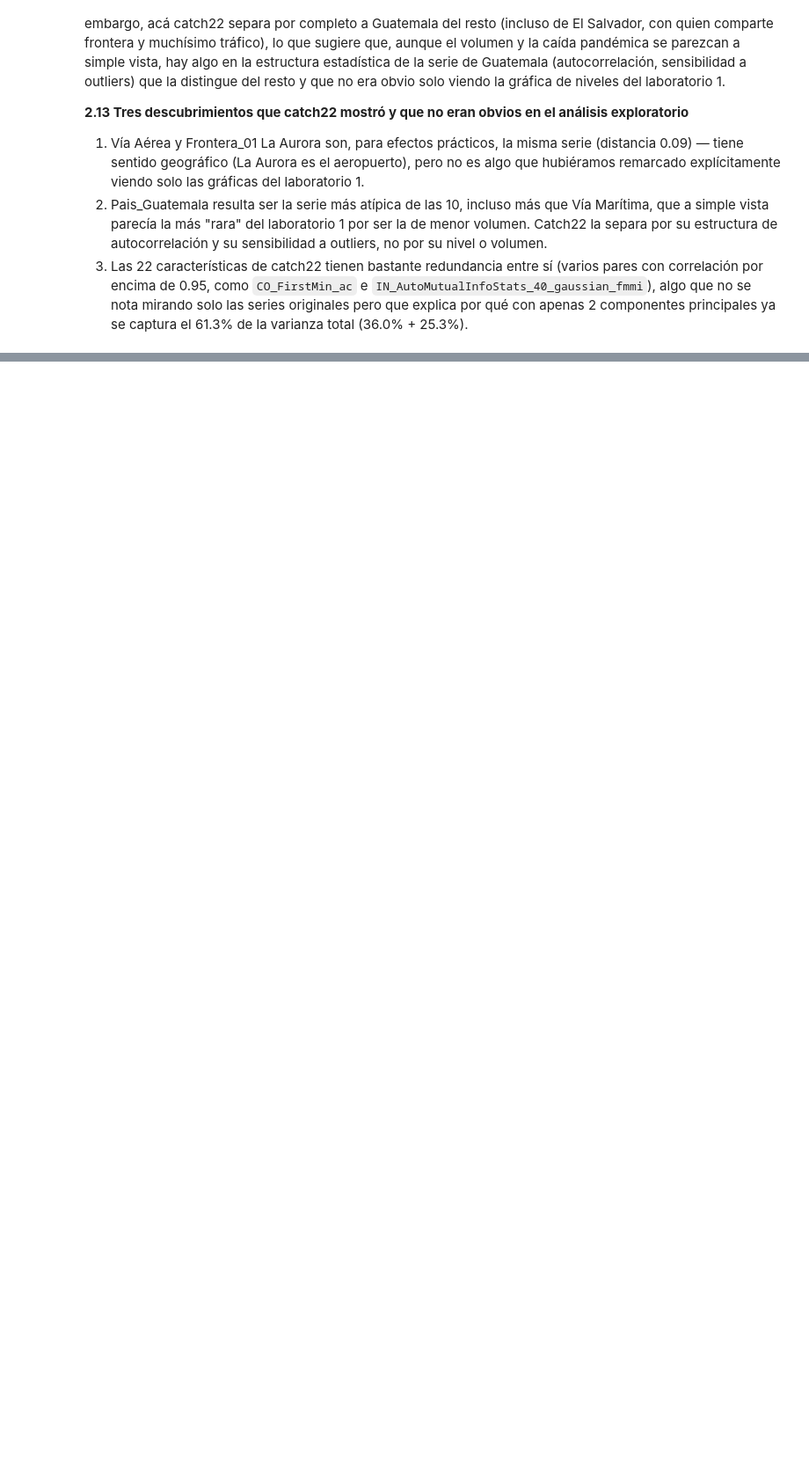
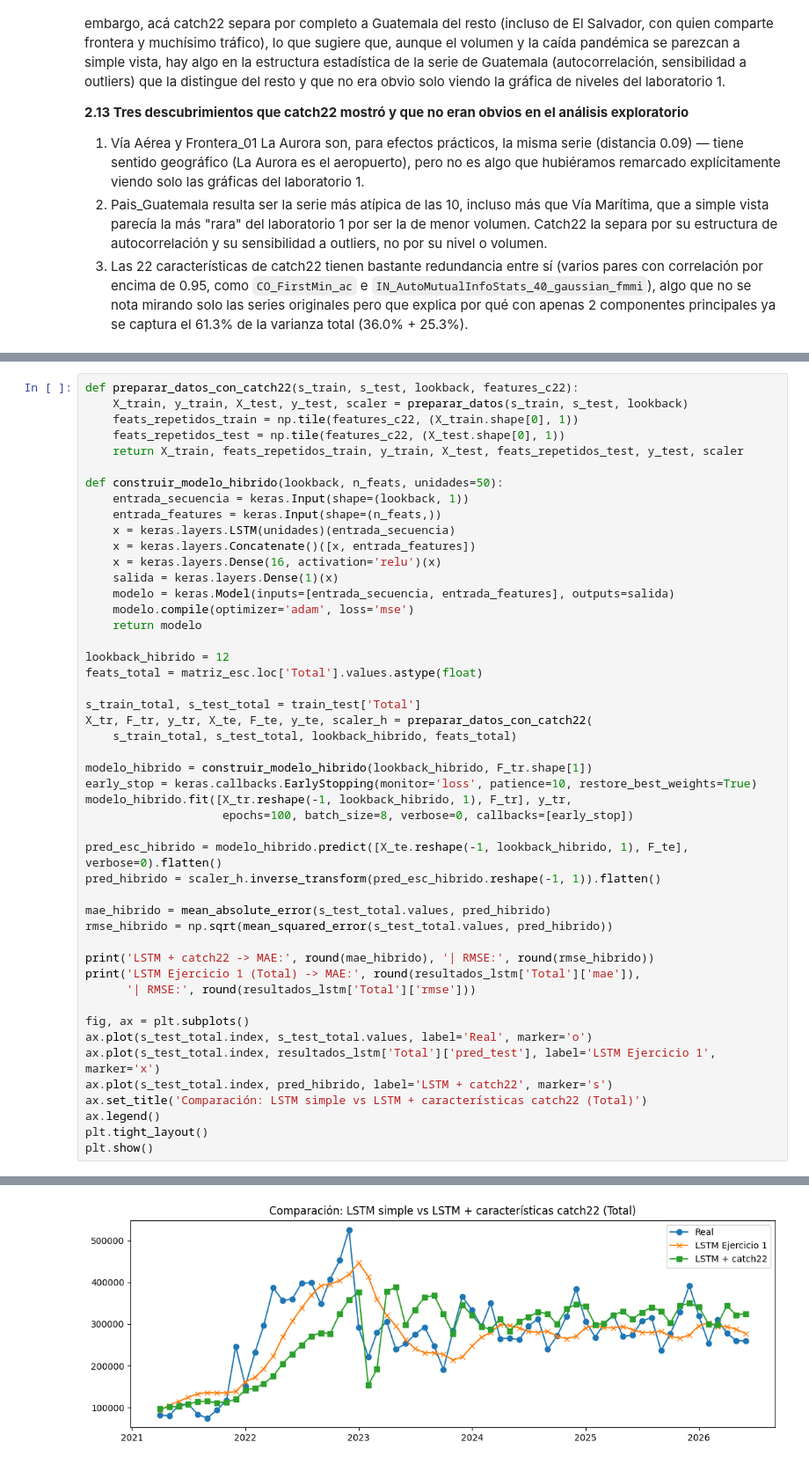
Before and after one commit to Qu3zada22/Laboratorio1-ds, a Jupyter notebook: lab2.ipynb, the cells around one changed output, grey strips where cells are left out. Shown at 88% size. Cells and saved outputs as stored; diff of their text form; blank space fills up the shorter version.

```diff
--- a/lab2.ipynb
+++ b/lab2.ipynb
@@ -538,0 +546,49 @@ no era obvio solo viendo la gráfica de niveles del laboratorio 1.
+# %%
+def preparar_datos_con_catch22(s_train, s_test, lookback, features_c22):
+    X_train, y_train, X_test, y_test, scaler = preparar_datos(s_train, s_test, lookback)
+    feats_repetidos_train = np.tile(features_c22, (X_train.shape[0], 1))
+    feats_repetidos_test = np.tile(features_c22, (X_test.shape[0], 1))
+    return X_train, feats_repetidos_train, y_train, X_test, feats_repetidos_test, y_test, scaler
+
+def construir_modelo_hibrido(lookback, n_feats, unidades=50):
+    entrada_secuencia = keras.Input(shape=(lookback, 1))
+    entrada_features = keras.Input(shape=(n_feats,))
+    x = keras.layers.LSTM(unidades)(entrada_secuencia)
+    x = keras.layers.Concatenate()([x, entrada_features])
+    x = keras.layers.Dense(16, activation='relu')(x)
+    salida = keras.layers.Dense(1)(x)
+    modelo = keras.Model(inputs=[entrada_secuencia, entrada_features], outputs=salida)
+    modelo.compile(optimizer='adam', loss='mse')
+    return modelo
+
+lookback_hibrido = 12
+feats_total = matriz_esc.loc['Total'].values.astype(float)
+
+s_train_total, s_test_total = train_test['Total']
+X_tr, F_tr, y_tr, X_te, F_te, y_te, scaler_h = preparar_datos_con_catch22(
+    s_train_total, s_test_total, lookback_hibrido, feats_total)
+
+modelo_hibrido = construir_modelo_hibrido(lookback_hibrido, F_tr.shape[1])
+early_stop = keras.callbacks.EarlyStopping(monitor='loss', patience=10, restore_best_weights=True)
+modelo_hibrido.fit([X_tr.reshape(-1, lookback_hibrido, 1), F_tr], y_tr,
+                    epochs=100, batch_size=8, verbose=0, callbacks=[early_stop])
+
+pred_esc_hibrido = modelo_hibrido.predict([X_te.reshape(-1, lookback_hibrido, 1), F_te], verbose=0).flatten()
+pred_hibrido = scaler_h.inverse_transform(pred_esc_hibrido.reshape(-1, 1)).flatten()
+
+mae_hibrido = mean_absolute_error(s_test_total.values, pred_hibrido)
+rmse_hibrido = np.sqrt(mean_squared_error(s_test_total.values, pred_hibrido))
+
+print('LSTM + catch22 -> MAE:', round(mae_hibrido), '| RMSE:', round(rmse_hibrido))
+print('LSTM Ejercicio 1 (Total) -> MAE:', round(resultados_lstm['Total']['mae']),
+      '| RMSE:', round(resultados_lstm['Total']['rmse']))
+
+fig, ax = plt.subplots()
+ax.plot(s_test_total.index, s_test_total.values, label='Real', marker='o')
+ax.plot(s_test_total.index, resultados_lstm['Total']['pred_test'], label='LSTM Ejercicio 1', marker='x')
+ax.plot(s_test_total.index, pred_hibrido, label='LSTM + catch22', marker='s')
+ax.set_title('Comparación: LSTM simple vs LSTM + características catch22 (Total)')
+ax.legend()
+plt.tight_layout()
+plt.show()
+# %% [output]
@@ -538,0 +597 @@ no era obvio solo viendo la gráfica de niveles del laboratorio 1.
+[figure, added]
```
Also changed, not shown: parts of 6 cells of this notebook.
